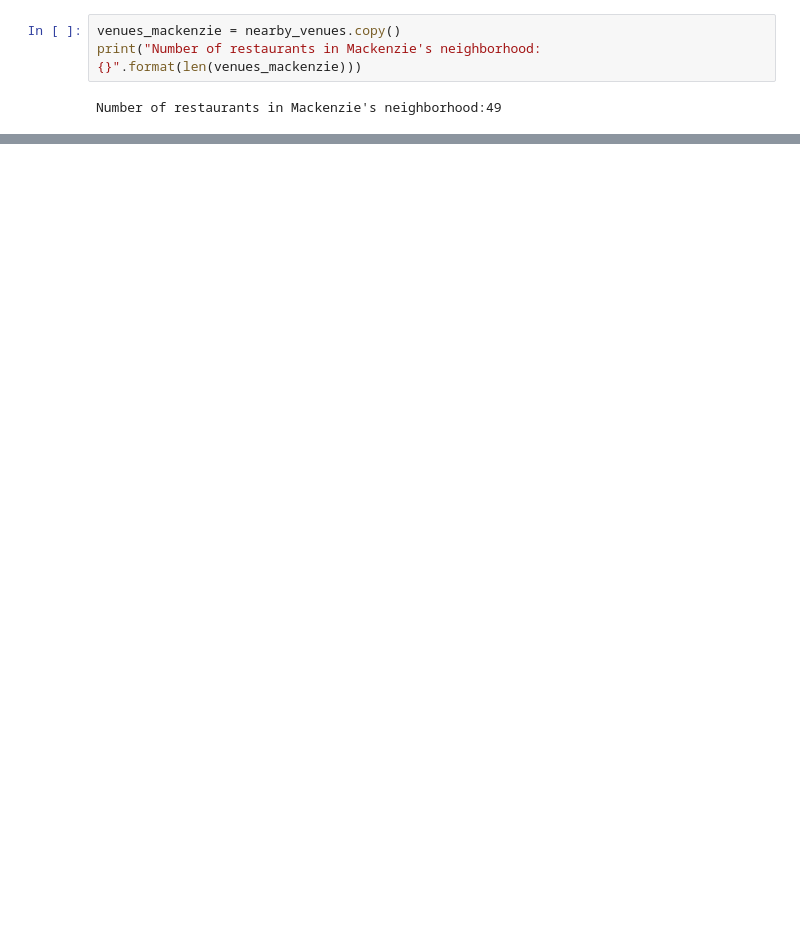
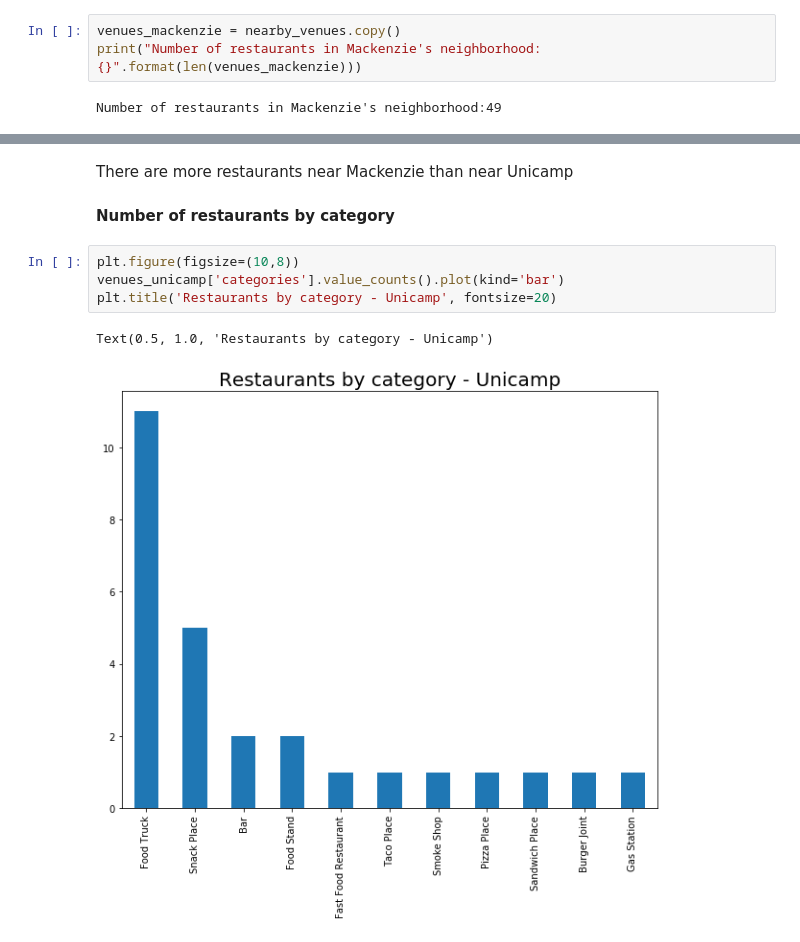
Before and after one commit to regina-fonseca-avila/Coursera_Capstone, a Jupyter notebook: coursera_capstone_data.ipynb, the cells around one changed output, grey strips where cells are left out. Cells and saved outputs as stored; diff of their text form; blank space fills up the shorter version.

```diff
--- a/coursera_capstone_data.ipynb
+++ b/coursera_capstone_data.ipynb
@@ -424,0 +510,11 @@ Snack Place), geographical coordinates and	distance to university.
+# %% [markdown]
+There are more restaurants near Mackenzie than near Unicamp
+# %% [markdown]
+**Number of restaurants by category**
+# %%
+plt.figure(figsize=(10,8))
+venues_unicamp['categories'].value_counts().plot(kind='bar')
+plt.title('Restaurants by category - Unicamp', fontsize=20)
+# %% [output]
+Text(0.5, 1.0, 'Restaurants by category - Unicamp')
+[figure, added]
```
Also changed, not shown: parts of 76 cells of this notebook.
